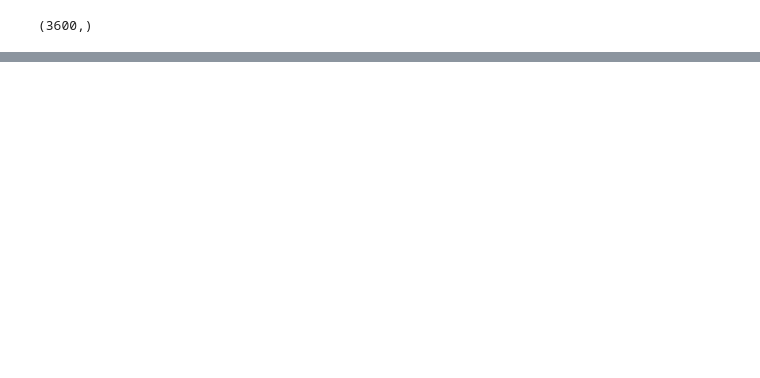
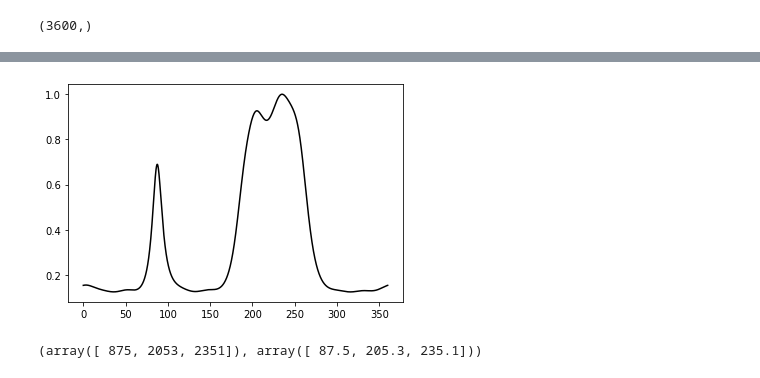
Before and after one commit to HaoxinSEU/SSP_beamforming, a Jupyter notebook: doa.ipynb, the cells around one changed output, grey strips where cells are left out. Saved outputs shown, nothing was run; the diff lists cells and outputs as text; code cells hidden in the pictures; blank space fills up the shorter version.

```diff
--- a/doa.ipynb
+++ b/doa.ipynb
@@ -140,0 +136,15 @@ angle
+# %%
+P=np.zeros(thetas.shape)
+for i in range(len(thetas)):
+    P[i]=1/abs(np.dot(a[:,i].conj().T,np.dot(np.linalg.inv(signal),a[:,i])))
+P=P/max(P)
+# %%
+plt.plot(thetas,P,'-k')
+plt.show()
+# %% [output]
+[figure, added]
+# %%
+peaks,_=find_peaks(P,height=np.mean(P))
+peaks,thetas[peaks]
+# %% [output]
+(array([ 875, 2053, 2351]), array([ 87.5, 205.3, 235.1]))
```
Also changed, not shown: parts of 23 cells of this notebook.
